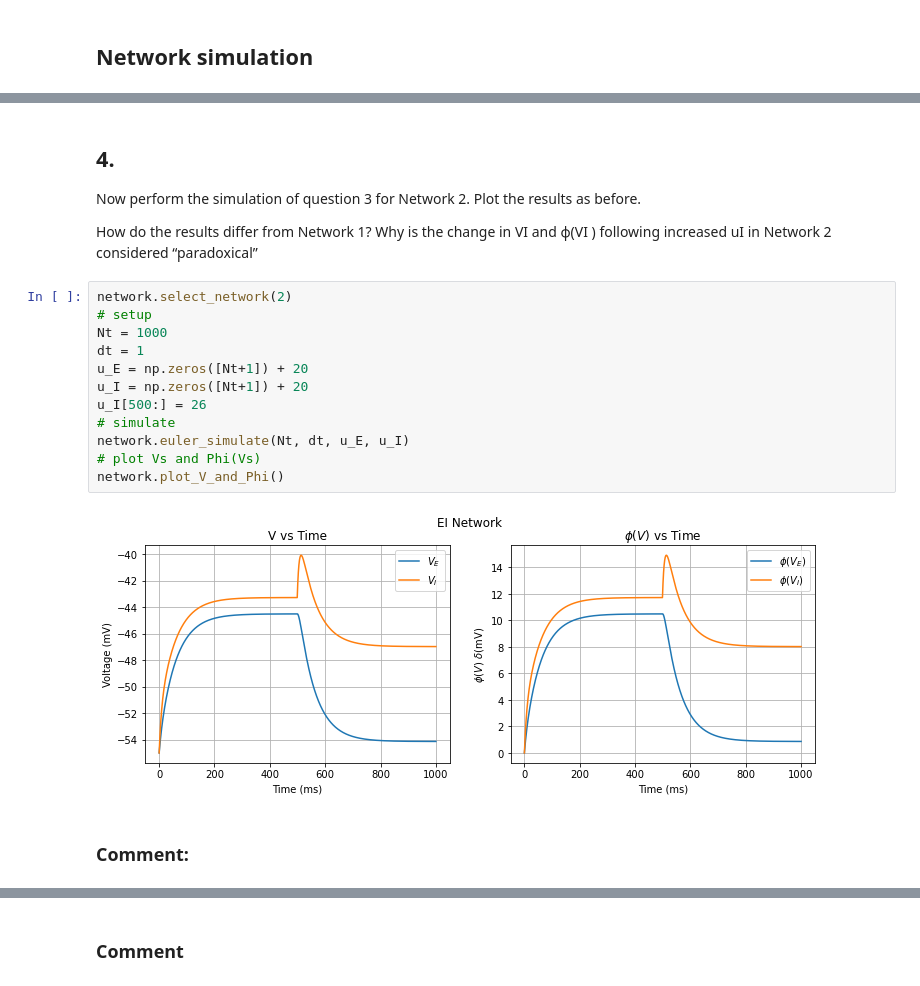
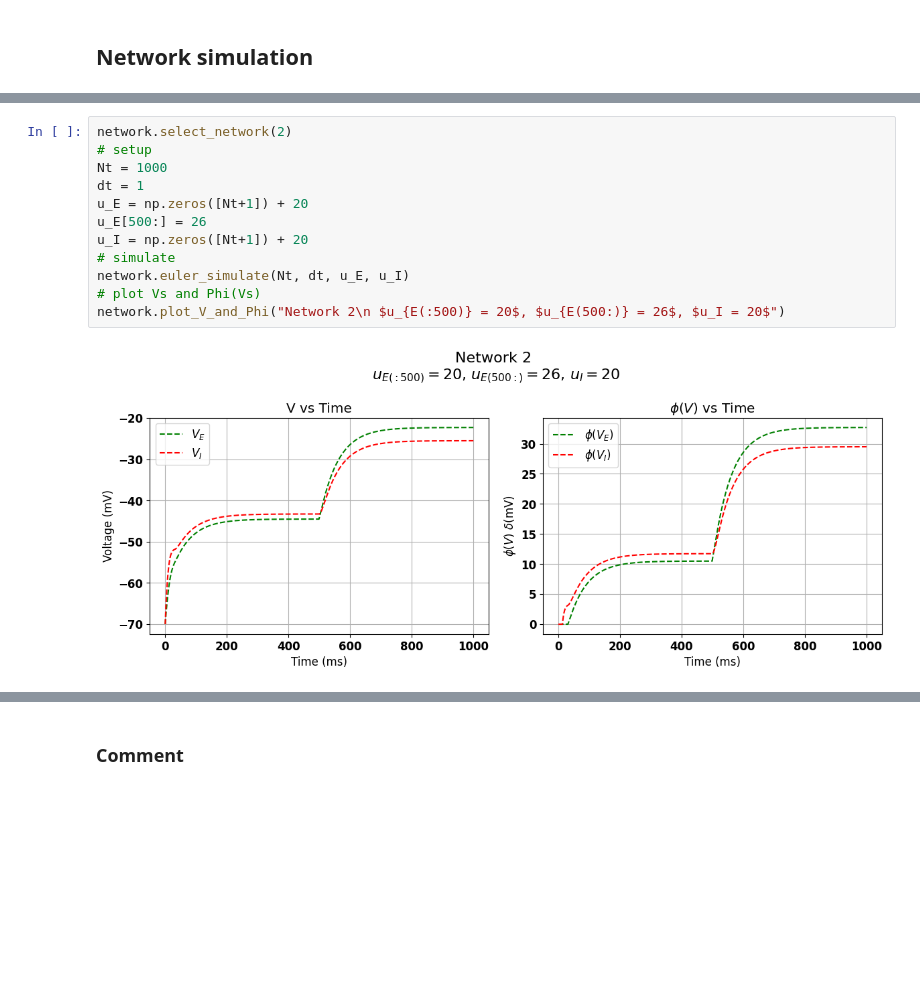
Before and after one commit to plaunezkiy/CNS, a Jupyter notebook: assignment1/code.ipynb, the cells around one changed output, grey strips where cells are left out. Drawn from its saved outputs; the diff is of its cells as text; blank space fills up the shorter version.

```diff
--- a/assignment1/code.ipynb
+++ b/assignment1/code.ipynb
@@ -147,22 +283,14 @@ network.plot_V_and_Phi()
-# %% [markdown]
-## 4.
-Now perform the simulation of question 3 for Network 2. Plot the results as before.
-
-How do the results differ from Network 1? Why is the change in VI and ϕ(VI ) following increased
-uI in Network 2 considered “paradoxical”
 # %%
 network.select_network(2)
 # setup
 Nt = 1000
 dt = 1
 u_E = np.zeros([Nt+1]) + 20
+u_E[500:] = 26
 u_I = np.zeros([Nt+1]) + 20
-u_I[500:] = 26
 # simulate
 network.euler_simulate(Nt, dt, u_E, u_I)
 # plot Vs and Phi(Vs)
-network.plot_V_and_Phi()
+network.plot_V_and_Phi("Network 2\n $u_{E(:500)} = 20$, $u_{E(500:)} = 26$, $u_I = 20$")
 # %% [output]
-[figure, old version]
+[figure, new version]
-# %% [markdown]
-### Comment:
```
Also changed, not shown: parts of 23 cells of this notebook, 17 other files.
